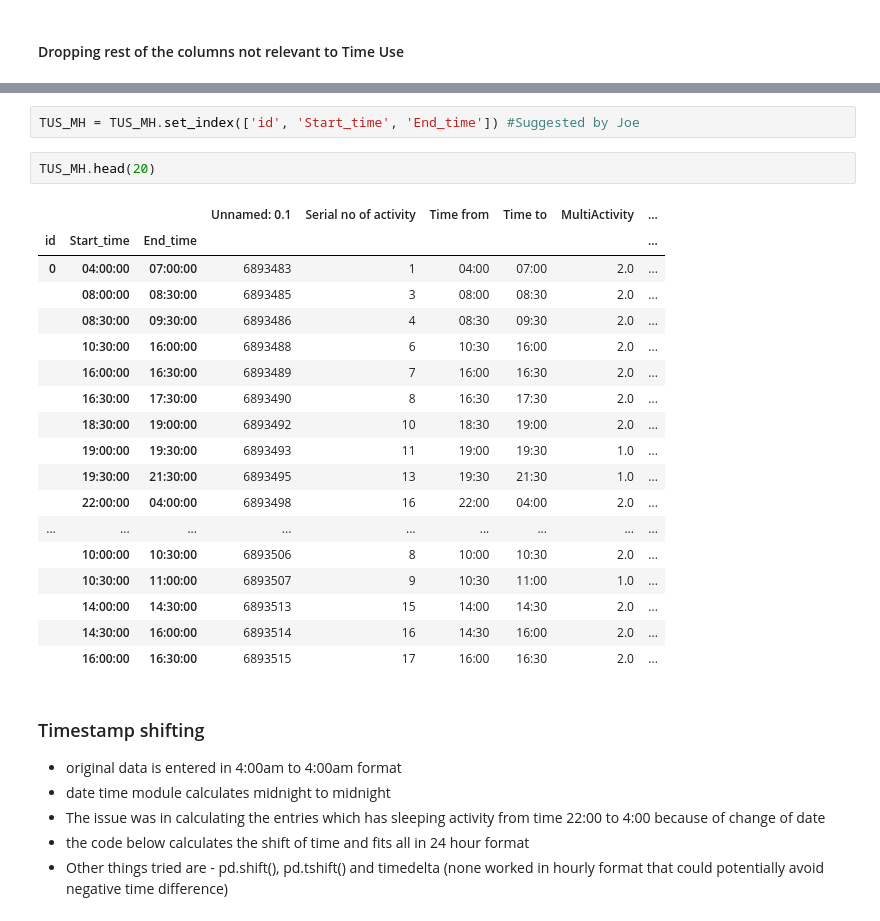
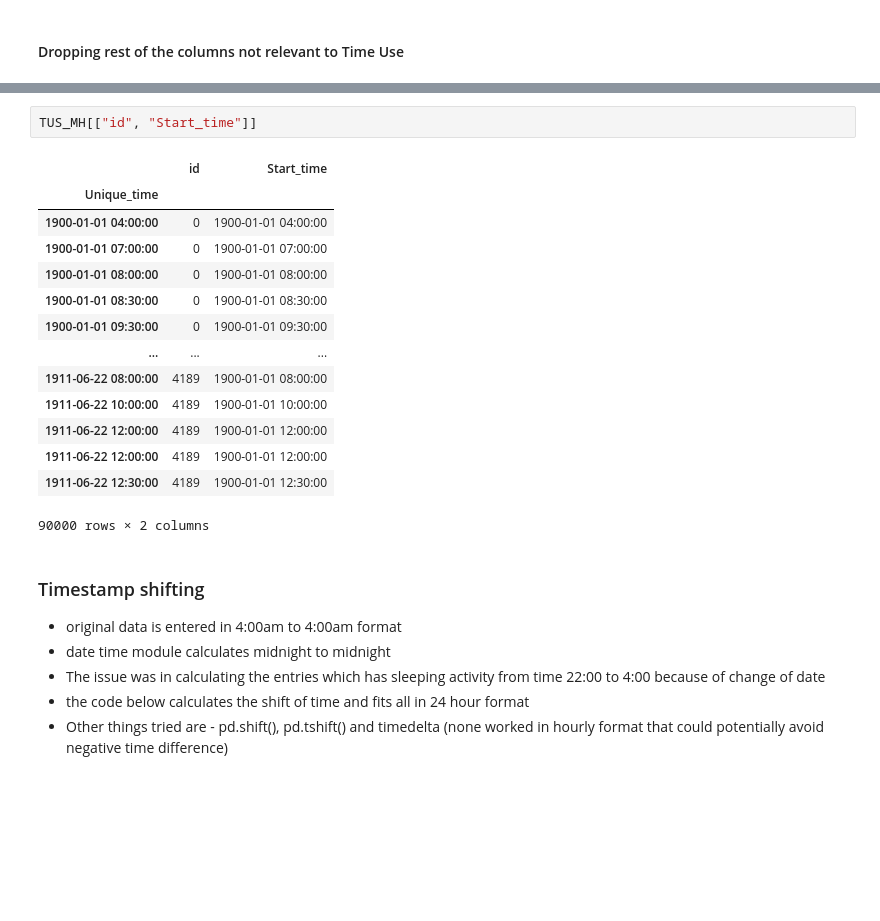
Before and after one commit to rjsayani/TUS_india, a Jupyter notebook: Rural_time_use_analysis_MH_v9.ipynb, the cells around one changed output, grey strips where cells are left out. Saved outputs shown, nothing was run; the diff lists cells and outputs as text; blank space fills up the shorter version.

```diff
--- a/Rural_time_use_analysis_MH_v9.ipynb
+++ b/Rural_time_use_analysis_MH_v9.ipynb
@@ -128,26 +151,20 @@ TUS_MH["End_time"] = pd.to_datetime(TUS_MH['Time to'], format="%H:%M").dt.time
 # %%
-TUS_MH = TUS_MH.set_index(['id', 'Start_time', 'End_time']) #Suggested by Joe
+TUS_MH[["id", "Start_time"]]
+# %% [output]
+|  | id | Start_time |
+| Unique_time |  |  |
+| 1900-01-01 04:00:00 | 0 | 1900-01-01 04:00:00 |
+| 1900-01-01 07:00:00 | 0 | 1900-01-01 07:00:00 |
+| 1900-01-01 08:00:00 | 0 | 1900-01-01 08:00:00 |
+| 1900-01-01 08:30:00 | 0 | 1900-01-01 08:30:00 |
+| 1900-01-01 09:30:00 | 0 | 1900-01-01 09:30:00 |
+| ... | ... | ... |
+| 1911-06-22 08:00:00 | 4189 | 1900-01-01 08:00:00 |
+| 1911-06-22 10:00:00 | 4189 | 1900-01-01 10:00:00 |
+| 1911-06-22 12:00:00 | 4189 | 1900-01-01 12:00:00 |
+| 1911-06-22 12:00:00 | 4189 | 1900-01-01 12:00:00 |
+| 1911-06-22 12:30:00 | 4189 | 1900-01-01 12:30:00 |
+90000 rows × 2 columns
-# %%
-TUS_MH.head(20)
-# %% [output]
-|  |  |  | Unnamed: 0.1 | Serial no of activity | Time from | Time to | MultiActivity | ... |
-| id | Start_time | End_time |  |  |  |  |  | ... |
-| 0 | 04:00:00 | 07:00:00 | 6893483 | 1 | 04:00 | 07:00 | 2.0 | ... |
-|  | 08:00:00 | 08:30:00 | 6893485 | 3 | 08:00 | 08:30 | 2.0 | ... |
-|  | 08:30:00 | 09:30:00 | 6893486 | 4 | 08:30 | 09:30 | 2.0 | ... |
-|  | 10:30:00 | 16:00:00 | 6893488 | 6 | 10:30 | 16:00 | 2.0 | ... |
-|  | 16:00:00 | 16:30:00 | 6893489 | 7 | 16:00 | 16:30 | 2.0 | ... |
-|  | 16:30:00 | 17:30:00 | 6893490 | 8 | 16:30 | 17:30 | 2.0 | ... |
-|  | 18:30:00 | 19:00:00 | 6893492 | 10 | 18:30 | 19:00 | 2.0 | ... |
-|  | 19:00:00 | 19:30:00 | 6893493 | 11 | 19:00 | 19:30 | 1.0 | ... |
-|  | 19:30:00 | 21:30:00 | 6893495 | 13 | 19:30 | 21:30 | 1.0 | ... |
-|  | 22:00:00 | 04:00:00 | 6893498 | 16 | 22:00 | 04:00 | 2.0 | ... |
-| ... | ... | ... | ... | ... | ... | ... | ... | ... |
-|  | 10:00:00 | 10:30:00 | 6893506 | 8 | 10:00 | 10:30 | 2.0 | ... |
-|  | 10:30:00 | 11:00:00 | 6893507 | 9 | 10:30 | 11:00 | 1.0 | ... |
-|  | 14:00:00 | 14:30:00 | 6893513 | 15 | 14:00 | 14:30 | 2.0 | ... |
-|  | 14:30:00 | 16:00:00 | 6893514 | 16 | 14:30 | 16:00 | 2.0 | ... |
-|  | 16:00:00 | 16:30:00 | 6893515 | 17 | 16:00 | 16:30 | 2.0 | ... |
 # %% [markdown]
 ### Timestamp shifting
 - original data is entered in 4:00am to 4:00am format
```
Also changed, not shown: parts of 19 cells of this notebook.
